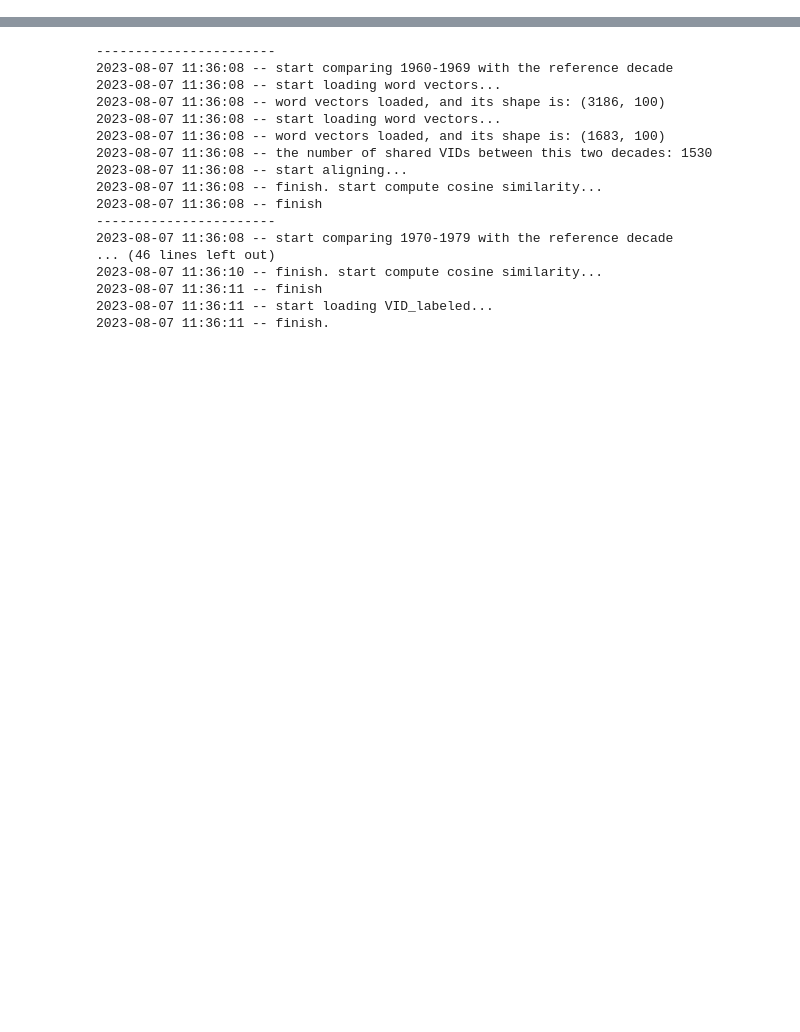
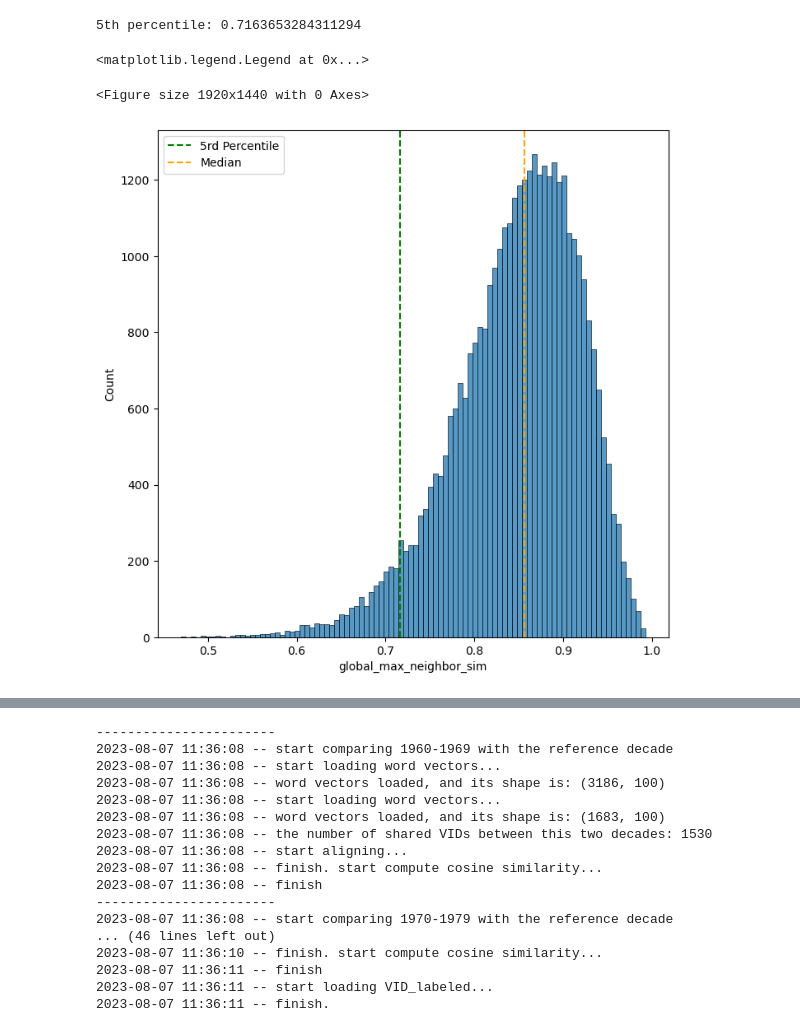
Before and after one commit to netknowledge/diachronic-p2v, a Jupyter notebook: semantic change/semantic_change.ipynb, the cells around one changed output, grey strips where cells are left out. Saved outputs shown, nothing was run; the diff lists cells and outputs as text; code cells hidden in the pictures; blank space fills up the shorter version.

```diff
--- a/semantic change/semantic_change.ipynb
+++ b/semantic change/semantic_change.ipynb
@@ -42,0 +80,18 @@ model = p2v.P2V()
+# %%
+prinT("start find the similarity between every perdiocial with its closet neighbor ...")
+
+ref_wv = model.load_wv(ref_start_year, ref_end_year, 100, 10)
+ref_VIDs = ref_wv.index_to_key
+
+neighbor_sim_df = pd.DataFrame({'VID':ref_VIDs})
+for i in range(0, 7):
+    print("processing {}s ...".format(start_year_list[i]))
+    tar_wv = model.load_wv(start_year_list[i], end_year_list[i], 100, 10)
+    neighbor_sim_df['neighbor_tup_list_'+start_year_list[i]+'s'] = neighbor_sim_df.VID.apply(get_tar_neighbor, args=(i,))
+    neighbor_sim_df['max_neighbor_sim_'+start_year_list[i]+'s'] = neighbor_sim_df['neighbor_tup_list_'+start_year_list[i]+'s'].apply(get_max_neighbor_sim)
+
+neighbor_sim_df.loc[:,'venue_name'] = neighbor_sim_df['VID'].apply(lambda x: model.MAG_venue_info_df.at[x, 'OriginalVenue'])
+VID_labele_dict = model.load_VID_labeled(ref_start_year, ref_end_year, 100, 10)
+neighbor_sim_df['scopus_label'] = neighbor_sim_df.VID.map(lambda x:
+                                          VID_labele_dict['label'][VID_labele_dict['VID'].index(x)] if x in VID_labele_dict['VID']
+                                          else np.nan)
@@ -42,0 +116,23 @@ model = p2v.P2V()
+# %%
+neighbor_sim_df['global_max_neighbor_sim'] = neighbor_sim_df[['max_neighbor_sim_1950s',
+                                                              'max_neighbor_sim_1960s',
+                                                              'max_neighbor_sim_1970s',
+                                                              'max_neighbor_sim_1980s',
+                                                              'max_neighbor_sim_1990s',
+                                                              'max_neighbor_sim_2000s',
+                                                              'max_neighbor_sim_2010s']].max(axis=1)
+# %%
+print('5th percentile:', neighbor_sim_df['global_max_neighbor_sim'].quantile(0.05))
+
+plt.figure(dpi=300)
+plt.figure(figsize=(8, 8))
+
+sns.histplot(data=neighbor_sim_df, x='global_max_neighbor_sim')
+plt.axvline(neighbor_sim_df['global_max_neighbor_sim'].quantile(0.05), c='green', ls='--', lw=1.5, label='5rd Percentile')
+plt.axvline(neighbor_sim_df['global_max_neighbor_sim'].median(), c='orange', ls='--', lw=1.5, label='Median')
+plt.legend()
+# %% [output]
+5th percentile: 0.7163653284311294
+<matplotlib.legend.Legend at 0x...>
+<Figure size 1920x1440 with 0 Axes>
+[figure, added]
```
Also changed, not shown: parts of 96 cells of this notebook.
